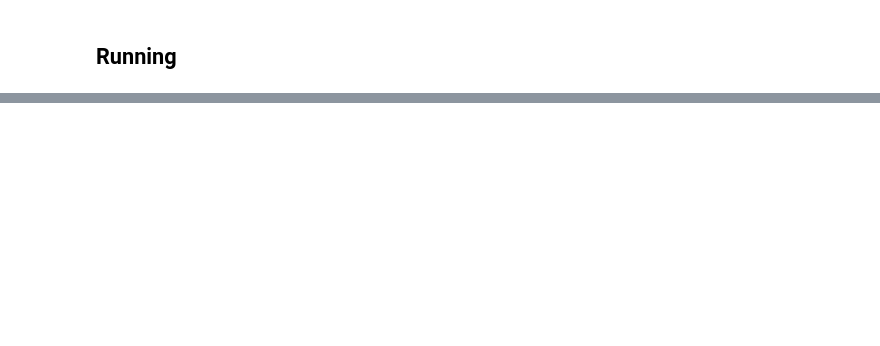
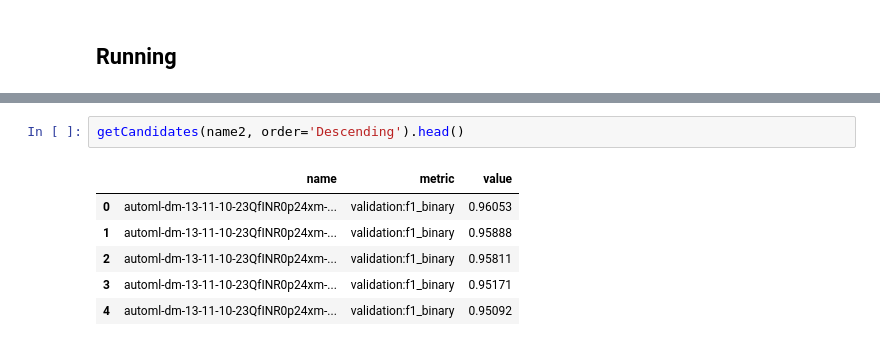
Before and after one commit to hochschule-darmstadt/AutoML_Hauptseminar, a Jupyter notebook: Hauptseminar-AWS-SageMaker-Autopilot/LukasJansen/SageMakerAutopilot.ipynb, the cells around one changed output, grey strips where cells are left out. Drawn from its saved outputs; the diff is of its cells as text; blank space fills up the shorter version.

```diff
--- a/Hauptseminar-AWS-SageMaker-Autopilot/LukasJansen/SageMakerAutopilot.ipynb
+++ b/Hauptseminar-AWS-SageMaker-Autopilot/LukasJansen/SageMakerAutopilot.ipynb
@@ -194,0 +185,9 @@ Phishing:
+# %%
+getCandidates(name2, order='Descending').head()
+# %% [output]
+|  | name | metric | value |
+| 0 | automl-dm-13-11-10-23QfINR0p24xm-... | validation:f1_binary | 0.96053 |
+| 1 | automl-dm-13-11-10-23QfINR0p24xm-... | validation:f1_binary | 0.95888 |
+| 2 | automl-dm-13-11-10-23QfINR0p24xm-... | validation:f1_binary | 0.95811 |
+| 3 | automl-dm-13-11-10-23QfINR0p24xm-... | validation:f1_binary | 0.95171 |
+| 4 | automl-dm-13-11-10-23QfINR0p24xm-... | validation:f1_binary | 0.95092 |
```
Also changed, not shown: parts of 22 cells of this notebook, 2 other files.
